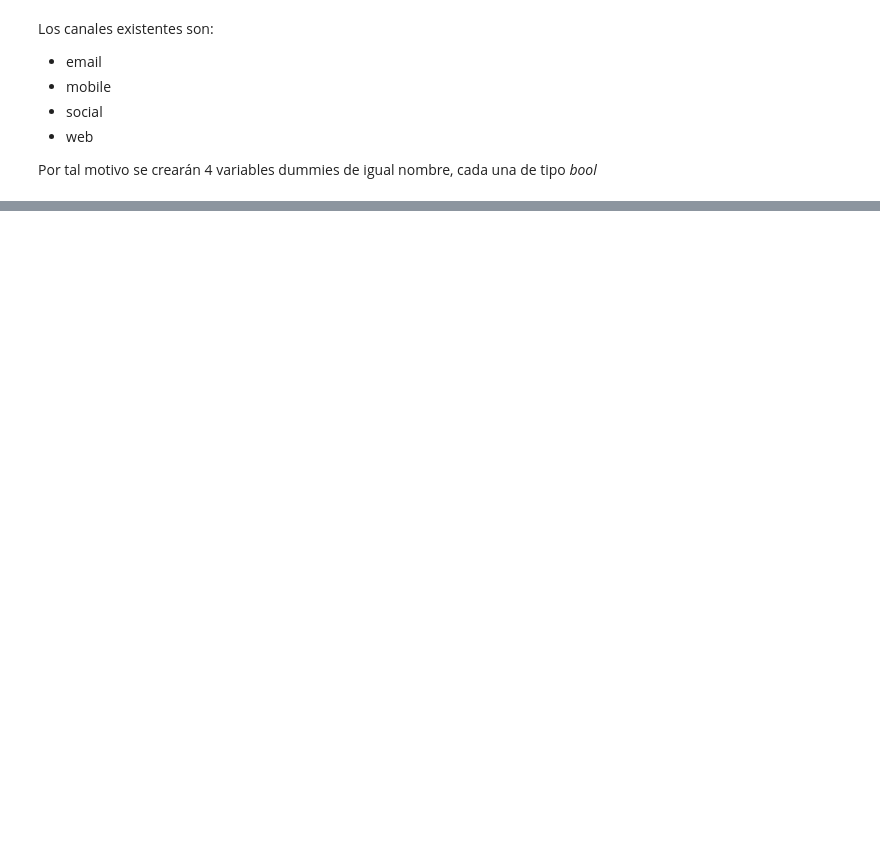
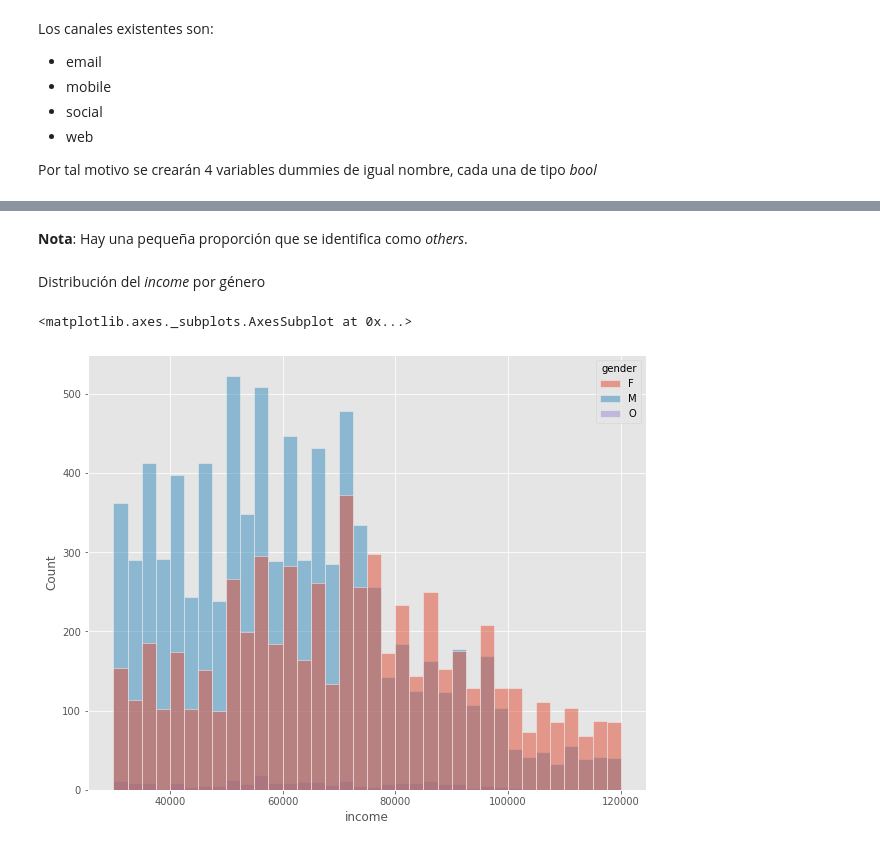
Before and after one commit to EmilianoLS/Data-Science, a Jupyter notebook: Starbucks_KMeans/starbucks_segment_analysis.ipynb, the cells around one changed output, grey strips where cells are left out. Cells and saved outputs as stored; diff of their text form; code cells hidden in the pictures; blank space fills up the shorter version.

```diff
--- a/Starbucks_KMeans/starbucks_segment_analysis.ipynb
+++ b/Starbucks_KMeans/starbucks_segment_analysis.ipynb
@@ -101,0 +193,10 @@ for i in range(len(portfolio)):
+# %% [markdown]
+**Nota**: Hay una pequeña proporción que se identifica como *others*.
+# %% [markdown]
+Distribución del *income* por género
+# %%
+plt.figure(figsize = (10, 8))
+sns.histplot(data = profile, x = 'income', hue = 'gender', alpha = 0.5)
+# %% [output]
+<matplotlib.axes._subplots.AxesSubplot at 0x...>
+[figure, added]
```
Also changed, not shown: parts of 28 cells of this notebook.
